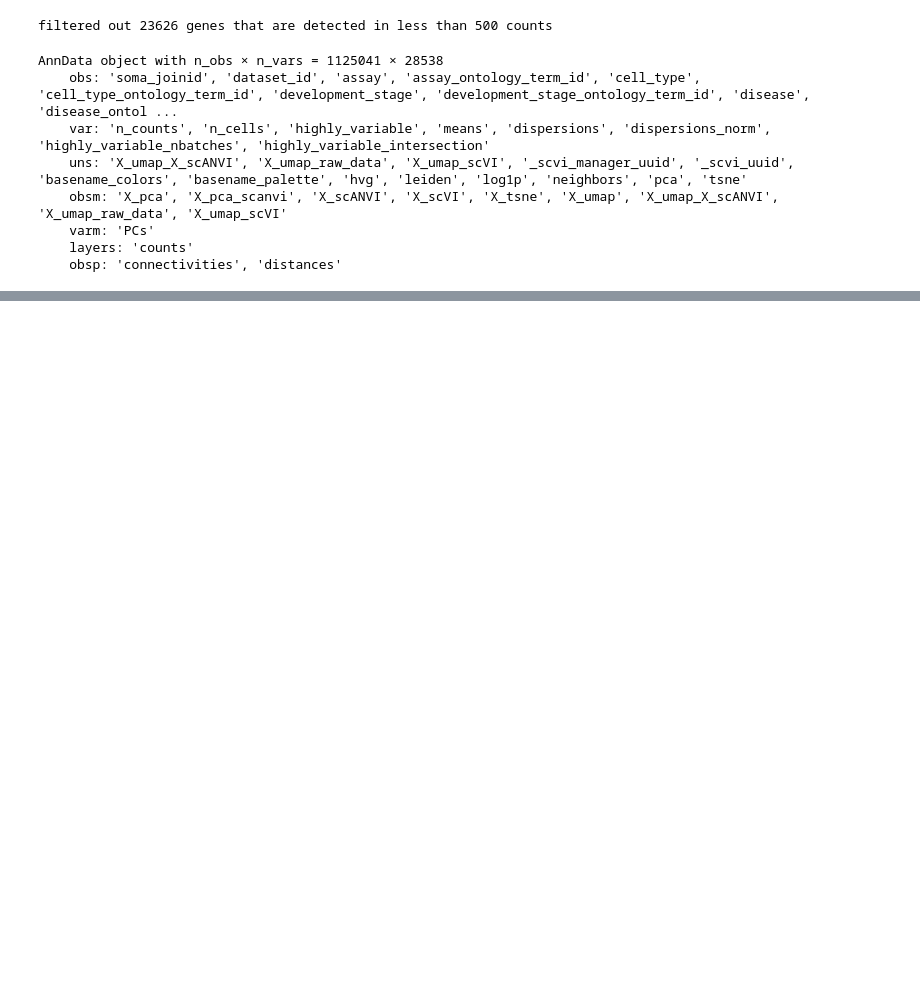
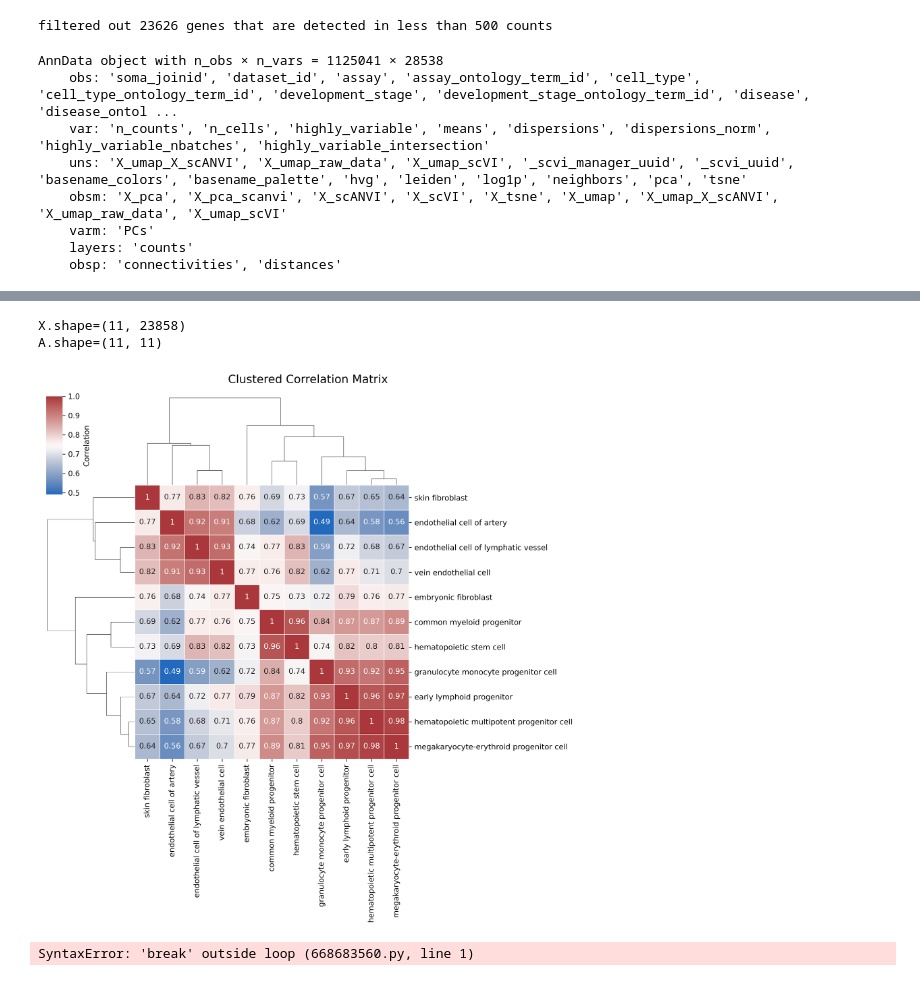
Before and after one commit to CooperStansbury/hematokytos, a Jupyter notebook: notebooks/analysis/capybara/build_capybara_ref.ipynb, the cells around one changed output, grey strips where cells are left out. Cells and saved outputs as stored; diff of their text form; code cells hidden in the pictures; blank space fills up the shorter version.

Commit message:
update scMINER outputs and capybara

```diff
--- a/notebooks/analysis/capybara/build_capybara_ref.ipynb
+++ b/notebooks/analysis/capybara/build_capybara_ref.ipynb
@@ -209,0 +293,18 @@ Wall time: 963 ms
+# %%
+%%time
+outpath = "/nfs/turbo/umms-indikar/shared/projects/HSC/pipeline_outputs/integrated_anndata/capybara/hand_select.h5ad"
+
+agg = 'sum'
+
+aggdata = sc.get.aggregate(
+    bdata,
+    by='cell_type',
+    func=agg,
+    layer='counts',
+)
+
+aggdata.X = aggdata.layers[agg]
+del aggdata.layers[agg]
+print(f"{aggdata.shape=}")
+aggdata.write(outpath)
+aggdata.obs.head()
@@ -209,0 +321,34 @@ Wall time: 963 ms
+# %%
+X = aggdata.to_df()
+print(f"{X.shape=}")
+A = X.T.corr()
+print(f"{A.shape=}")
+
+plt.rcParams['figure.dpi'] = 300
+plt.rcParams['figure.figsize'] = 7, 7
+
+g = sns.clustermap(
+    A,
+    cmap="vlag",               # Diverging, perceptually uniform
+    linewidths=0.3,
+    linecolor='white',
+    figsize=(10, 10),
+    square=True,
+    cbar_kws={'label': 'Correlation'},
+    xticklabels=True,
+    yticklabels=True,
+    annot=True,
+    dendrogram_ratio=(0.25, 0.25),    # Small dendrograms
+    cbar_pos=(0.02, 0.8, 0.03, 0.18), # Custom colorbar position (optional)
+)
+
+plt.suptitle("Clustered Correlation Matrix", fontsize=15, y=1.02)
+plt.show()
+# %% [output]
+X.shape=(11, 23858)
+A.shape=(11, 11)
+[figure, added]
+# %%
+break
+# %% [output]
+SyntaxError: 'break' outside loop (668683560.py, line 1)
```
Also changed, not shown: parts of 15 cells of this notebook, 13 other files.
